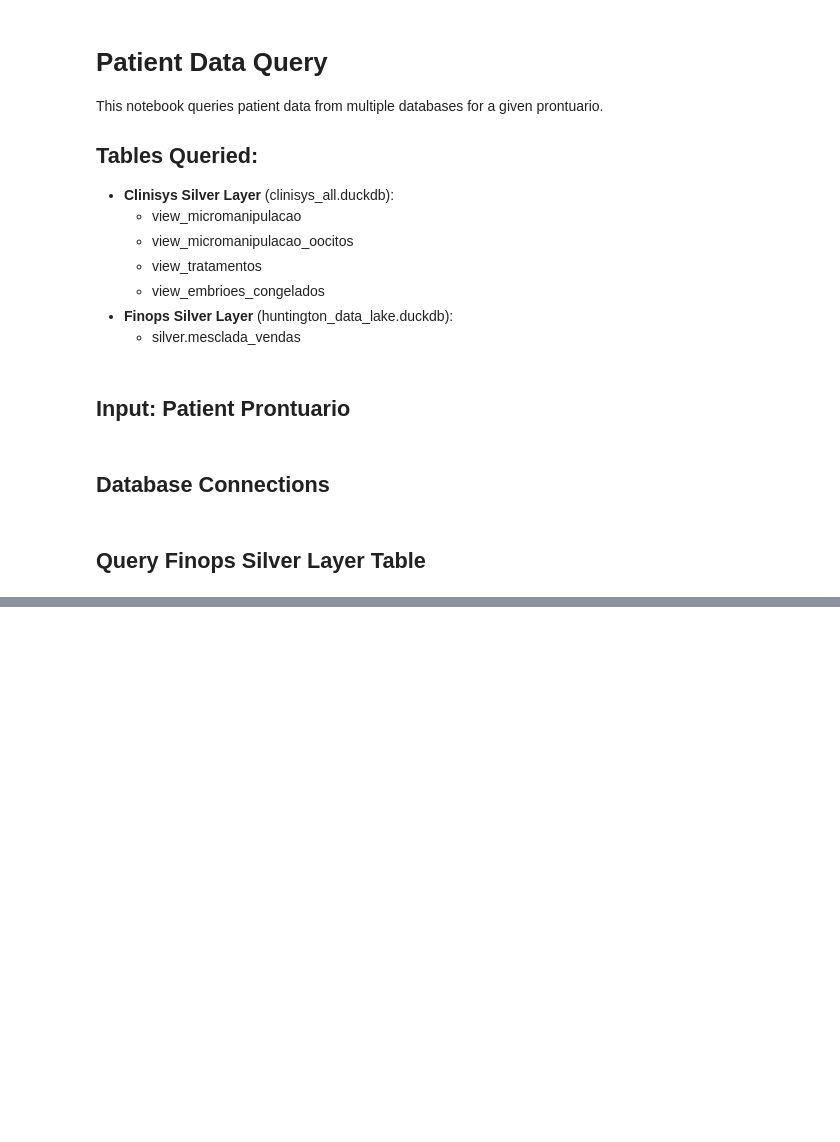
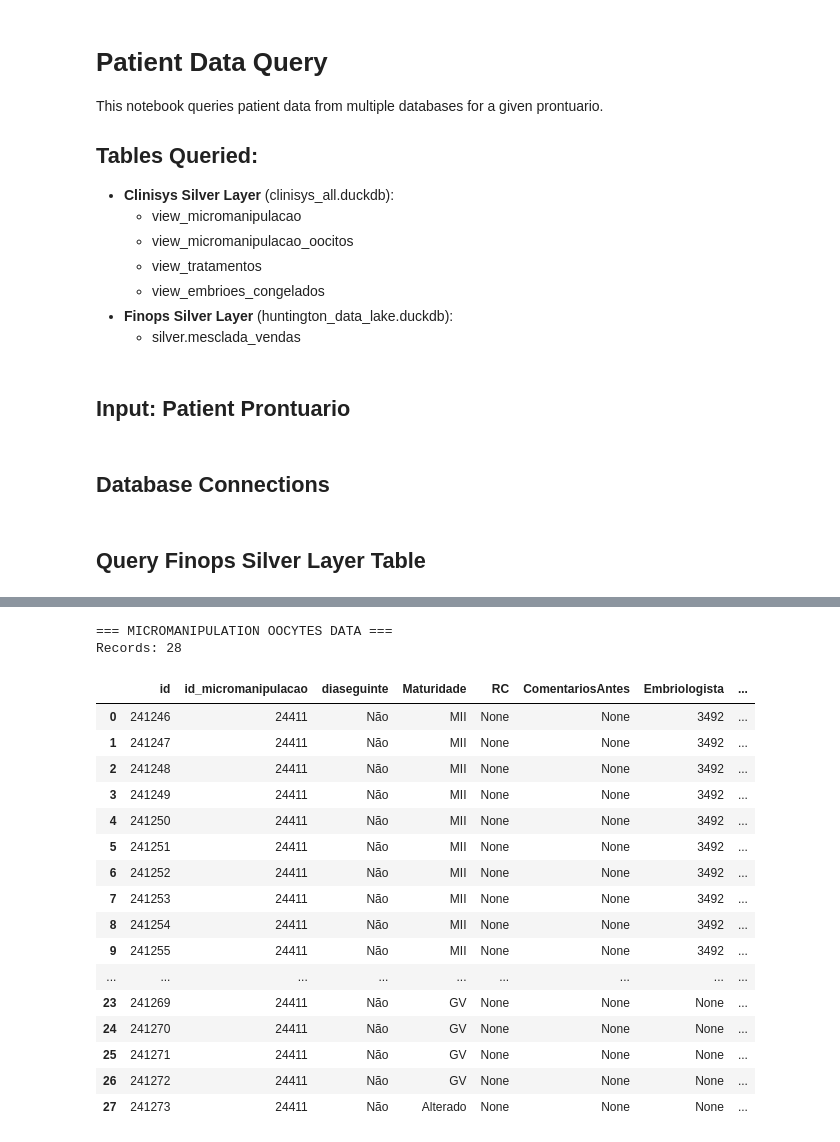
Before and after one commit to bobbypestana/embryoscope-extraction, a Jupyter notebook: finops/explore/query_patient_data.ipynb, the cells around one changed output, grey strips where cells are left out. Saved outputs shown, nothing was run; the diff lists cells and outputs as text; code cells hidden in the pictures; blank space fills up the shorter version.

```diff
--- a/finops/explore/query_patient_data.ipynb
+++ b/finops/explore/query_patient_data.ipynb
@@ -664,0 +748,29 @@ Found 1 records in resumed_consultas_timeline
+# %%
+# Micromanipulation oocytes data
+print("=== MICROMANIPULATION OOCYTES DATA ===")
+oocitos_data = results_with_timeline['micromanipulacao_oocitos']
+print(f"Records: {len(oocitos_data)}")
+if not oocitos_data.empty:
+    display(oocitos_data)
+else:
+    print("No micromanipulation oocytes data found.")
+# %% [output]
+=== MICROMANIPULATION OOCYTES DATA ===
+Records: 28
+|  | id | id_micromanipulacao | diaseguinte | Maturidade | RC | ComentariosAntes | Embriologista | ... |
+| 0 | 241246 | 24411 | Não | MII | None | None | 3492 | ... |
+| 1 | 241247 | 24411 | Não | MII | None | None | 3492 | ... |
+| 2 | 241248 | 24411 | Não | MII | None | None | 3492 | ... |
+| 3 | 241249 | 24411 | Não | MII | None | None | 3492 | ... |
+| 4 | 241250 | 24411 | Não | MII | None | None | 3492 | ... |
+| 5 | 241251 | 24411 | Não | MII | None | None | 3492 | ... |
+| 6 | 241252 | 24411 | Não | MII | None | None | 3492 | ... |
+| 7 | 241253 | 24411 | Não | MII | None | None | 3492 | ... |
+| 8 | 241254 | 24411 | Não | MII | None | None | 3492 | ... |
+| 9 | 241255 | 24411 | Não | MII | None | None | 3492 | ... |
+| ... | ... | ... | ... | ... | ... | ... | ... | ... |
+| 23 | 241269 | 24411 | Não | GV | None | None | None | ... |
+| 24 | 241270 | 24411 | Não | GV | None | None | None | ... |
+| 25 | 241271 | 24411 | Não | GV | None | None | None | ... |
+| 26 | 241272 | 24411 | Não | GV | None | None | None | ... |
+| 27 | 241273 | 24411 | Não | Alterado | None | None | None | ... |
```
Also changed, not shown: parts of 39 cells of this notebook, 3 other files.
